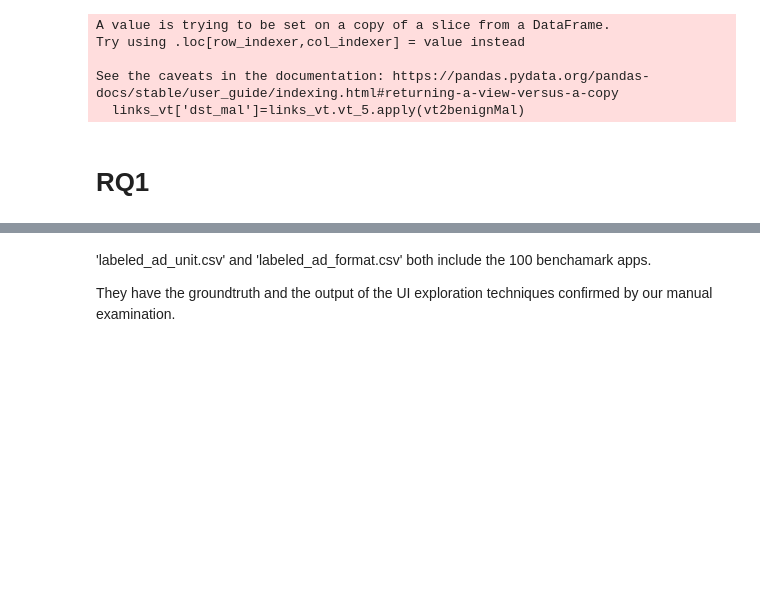
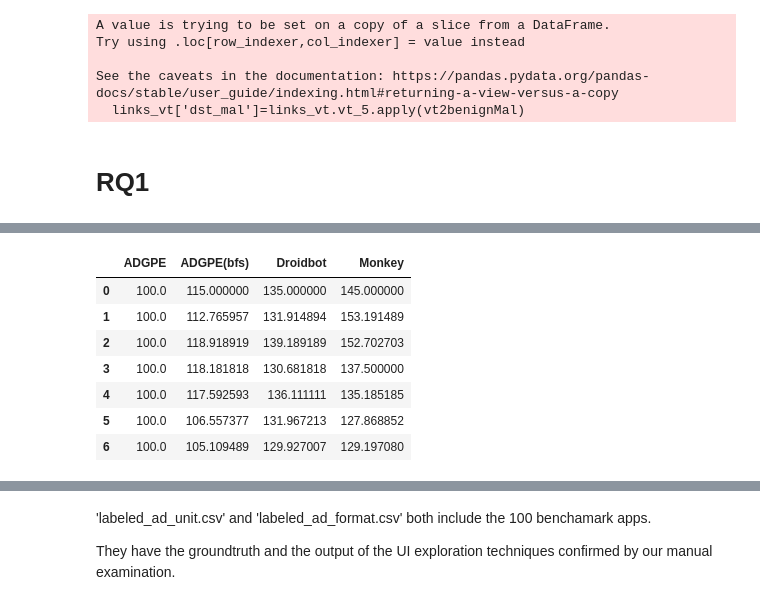
Before and after one commit to AppPromotionAdsResearch/AdGPE, a Jupyter notebook: Evaluation/Evaluation.ipynb, the cells around one changed output, grey strips where cells are left out. Drawn from its saved outputs; the diff is of its cells as text; code cells hidden in the pictures; blank space fills up the shorter version.

```diff
--- a/Evaluation/Evaluation.ipynb
+++ b/Evaluation/Evaluation.ipynb
@@ -58,0 +128,20 @@ See the caveats in the documentation: https://pandas.pydata.org/pandas-docs/stab
+# %%
+given_timestamps = [10000,20000,30000,40000,50000,60000,70000]
+ad_efficiency_df={'ADGPE':[],'ADGPE(bfs)':[],'Droidbot':[],'Monkey':[]}
+for given_timstamp in given_timestamps:
+# Find the row with the closest time to the given timestamp
+    for name,df in zip(names,dataframes):
+        if name=='ADGPE':
+            base=df.iloc[(df['time'] - given_timstamp).abs().argmin(),2]
+        value=df.iloc[(df['time'] - given_timstamp).abs().argmin(),2]
+        ad_efficiency_df[name].append(100*(base-value)/base+100)
+pd.DataFrame(ad_efficiency_df)
+# %% [output]
+|  | ADGPE | ADGPE(bfs) | Droidbot | Monkey |
+| 0 | 100.0 | 115.000000 | 135.000000 | 145.000000 |
+| 1 | 100.0 | 112.765957 | 131.914894 | 153.191489 |
+| 2 | 100.0 | 118.918919 | 139.189189 | 152.702703 |
+| 3 | 100.0 | 118.181818 | 130.681818 | 137.500000 |
+| 4 | 100.0 | 117.592593 | 136.111111 | 135.185185 |
+| 5 | 100.0 | 106.557377 | 131.967213 | 127.868852 |
+| 6 | 100.0 | 105.109489 | 129.927007 | 129.197080 |
```
Also changed, not shown: parts of 4 cells of this notebook, 4 other files.
